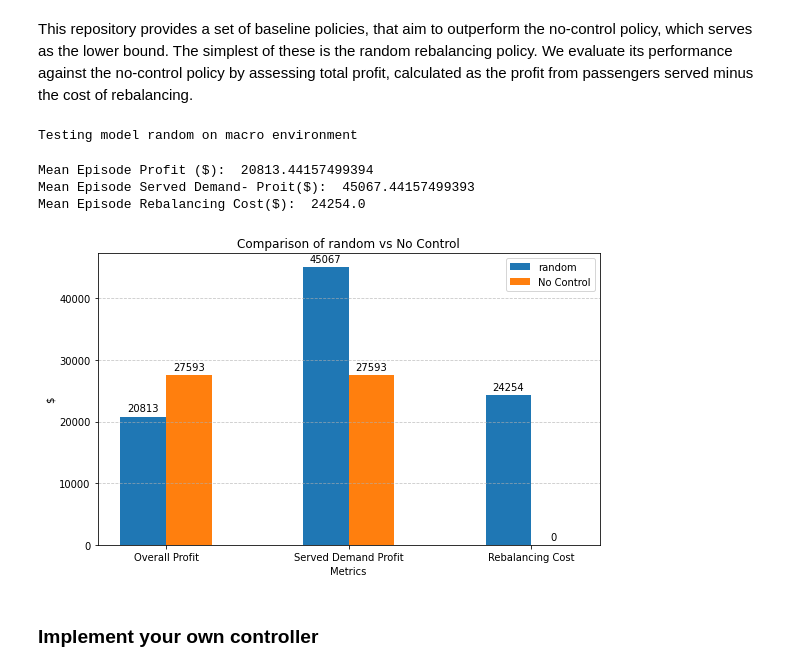
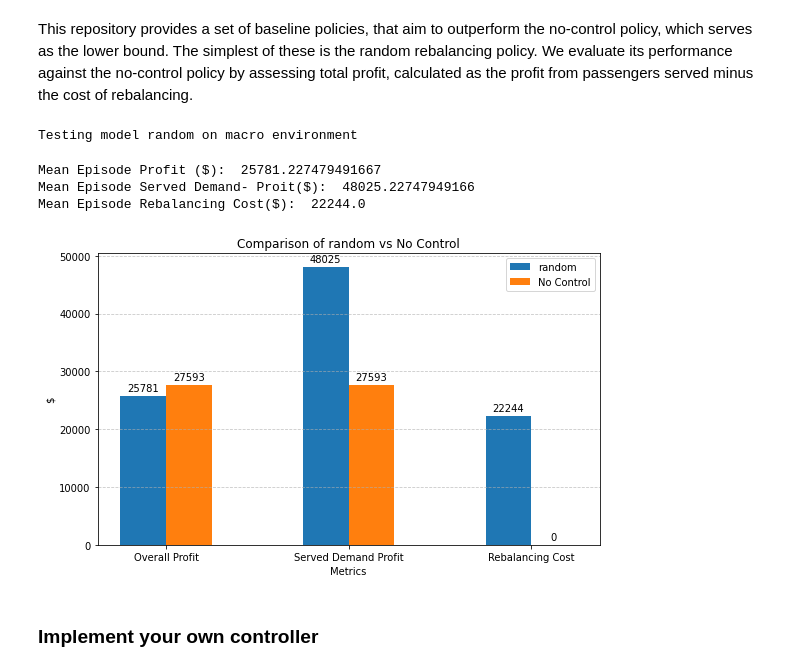
Before and after one commit to gigitresca/amod_complete_repo, a Jupyter notebook: tutorial.ipynb, the cells around one changed output. Saved outputs shown, nothing was run; the diff lists cells and outputs as text; code cells hidden in the pictures.

```diff
--- a/tutorial.ipynb
+++ b/tutorial.ipynb
@@ -26,18 +26,18 @@ The simplest of these is the random rebalancing policy. We evaluate its performa
 # %%
 config = {
     "simulator.name": "macro",
     "model.name": "random",
     "simulator.city": "nyc_brooklyn",
     "model.cplexpath": None,
-    "model.test_episodes": 1,
+    "model.test_episodes": 10,
 }
 test(config)
 # %% [output]
 Testing model random on macro environment
-Mean Episode Profit ($):  20813.44157499394
-Mean Episode Served Demand- Proit($):  45067.44157499393
-Mean Episode Rebalancing Cost($):  24254.0
+Mean Episode Profit ($):  25781.227479491667
+Mean Episode Served Demand- Proit($):  48025.22747949166
+Mean Episode Rebalancing Cost($):  22244.0
-[figure, old version]
+[figure, new version]
 # %% [markdown]
 ### Implement your own controller
 # %% [markdown]
```
Also changed, not shown: parts of 9 cells of this notebook, 3 other files.
